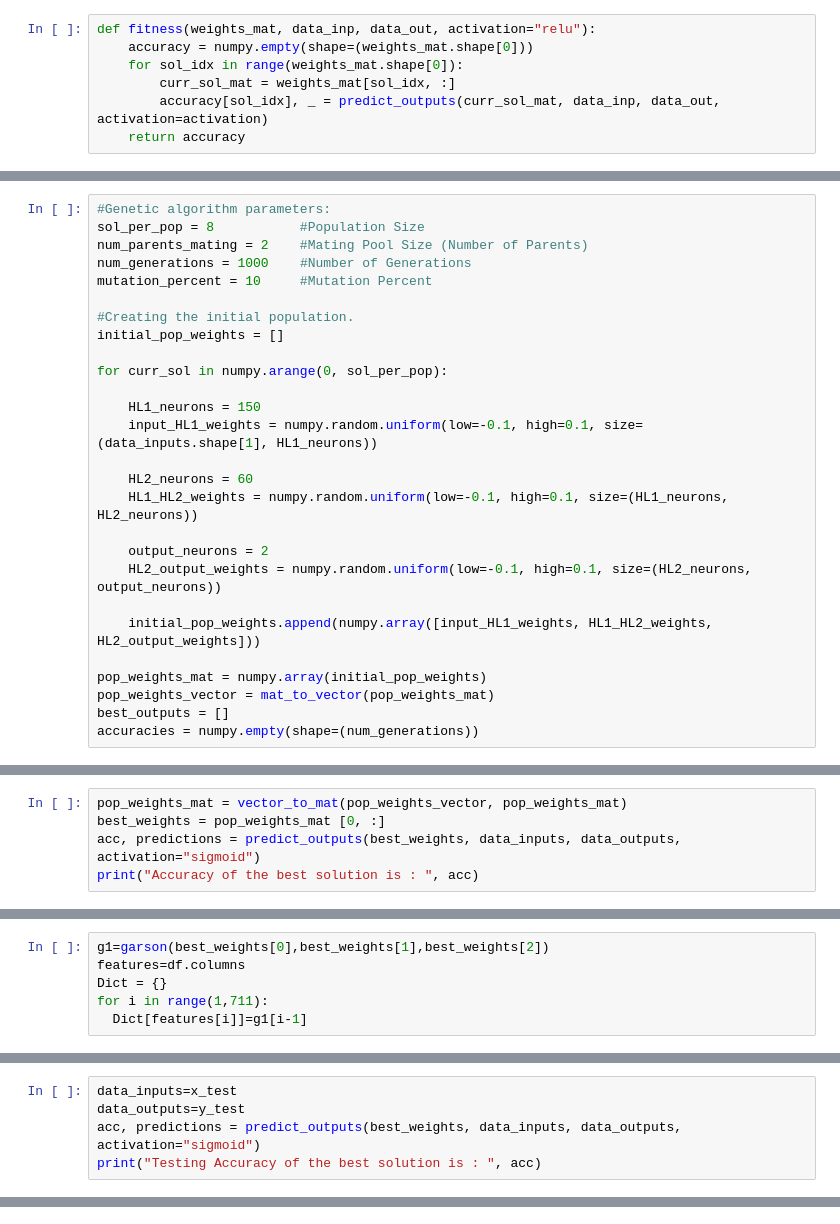
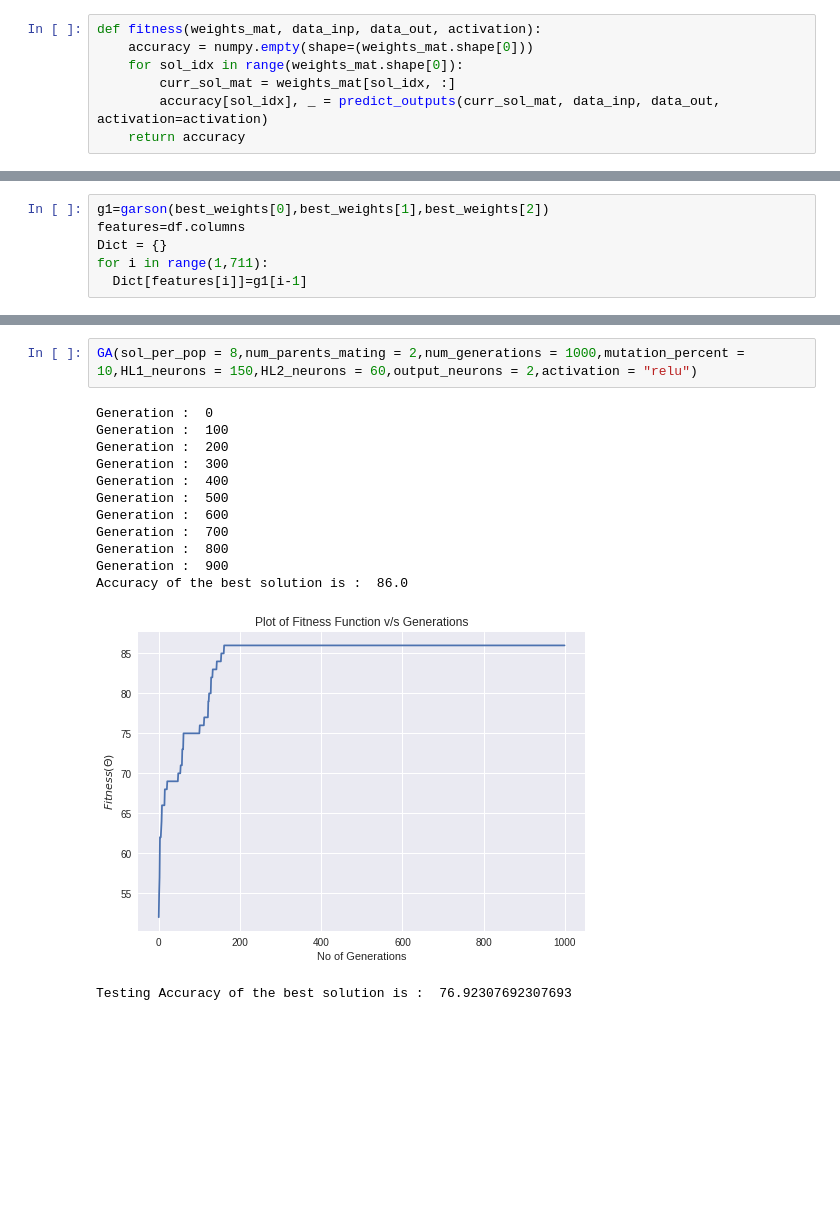
Before and after one commit to Radhesh-Sarma/Emotion-Detection, a Jupyter notebook: Genetic_Algorithm_Openface.ipynb, the cells around one changed output, grey strips where cells are left out. Cells and saved outputs as stored; diff of their text form; blank space fills up the shorter version.

```diff
--- a/Genetic_Algorithm_Openface.ipynb
+++ b/Genetic_Algorithm_Openface.ipynb
@@ -111,7 +111,7 @@ def predict_outputs(weights_mat, data_inputs, data_outputs, activation="relu"):
 # %% [markdown]
 # Fitness Function
 # %%
-def fitness(weights_mat, data_inp, data_out, activation="relu"):
+def fitness(weights_mat, data_inp, data_out, activation):
     accuracy = numpy.empty(shape=(weights_mat.shape[0]))
     for sol_idx in range(weights_mat.shape[0]):
         curr_sol_mat = weights_mat[sol_idx, :]
@@ -154,30 +154,3 @@ data_outputs = y_train
 125     0       0.975  0.145005  0.166456  ...     1.0     0.0     0.0     0.0
 
 [126 rows x 711 columns]
-# %%
-#Genetic algorithm parameters:
-sol_per_pop = 8           #Population Size
-num_parents_mating = 2    #Mating Pool Size (Number of Parents)
-num_generations = 1000    #Number of Generations
-mutation_percent = 10     #Mutation Percent
-
-#Creating the initial population.
-initial_pop_weights = []
-
-for curr_sol in numpy.arange(0, sol_per_pop):
-
-    HL1_neurons = 150
-    input_HL1_weights = numpy.random.uniform(low=-0.1, high=0.1, size=(data_inputs.shape[1], HL1_neurons))
-
-    HL2_neurons = 60
-    HL1_HL2_weights = numpy.random.uniform(low=-0.1, high=0.1, size=(HL1_neurons, HL2_neurons))
-
-    output_neurons = 2
-    HL2_output_weights = numpy.random.uniform(low=-0.1, high=0.1, size=(HL2_neurons, output_neurons))
-
-    initial_pop_weights.append(numpy.array([input_HL1_weights, HL1_HL2_weights, HL2_output_weights]))
-
-pop_weights_mat = numpy.array(initial_pop_weights)
-pop_weights_vector = mat_to_vector(pop_weights_mat)
-best_outputs = []
-accuracies = numpy.empty(shape=(num_generations))
@@ -238,5 +156,0 @@ Generation :  999
-# %%
-pop_weights_mat = vector_to_mat(pop_weights_vector, pop_weights_mat)
-best_weights = pop_weights_mat [0, :]
-acc, predictions = predict_outputs(best_weights, data_inputs, data_outputs, activation="sigmoid")
-print("Accuracy of the best solution is : ", acc)
@@ -308,5 +211,0 @@ Printing features ranked from most important to least important
-# %%
-data_inputs=x_test
-data_outputs=y_test
-acc, predictions = predict_outputs(best_weights, data_inputs, data_outputs, activation="sigmoid")
-print("Testing Accuracy of the best solution is : ", acc)
@@ -314,0 +277,16 @@ Testing Accuracy of the best solution is :  53.84615384615385
+# %%
+GA(sol_per_pop = 8,num_parents_mating = 2,num_generations = 1000,mutation_percent = 10,HL1_neurons = 150,HL2_neurons = 60,output_neurons = 2,activation = "relu")
+# %% [output]
+Generation :  0
+Generation :  100
+Generation :  200
+Generation :  300
+Generation :  400
+Generation :  500
+Generation :  600
+Generation :  700
+Generation :  800
+Generation :  900
+Accuracy of the best solution is :  86.0
+[figure, added]
+Testing Accuracy of the best solution is :  76.92307692307693
```
Also changed, not shown: parts of 7 cells of this notebook.
